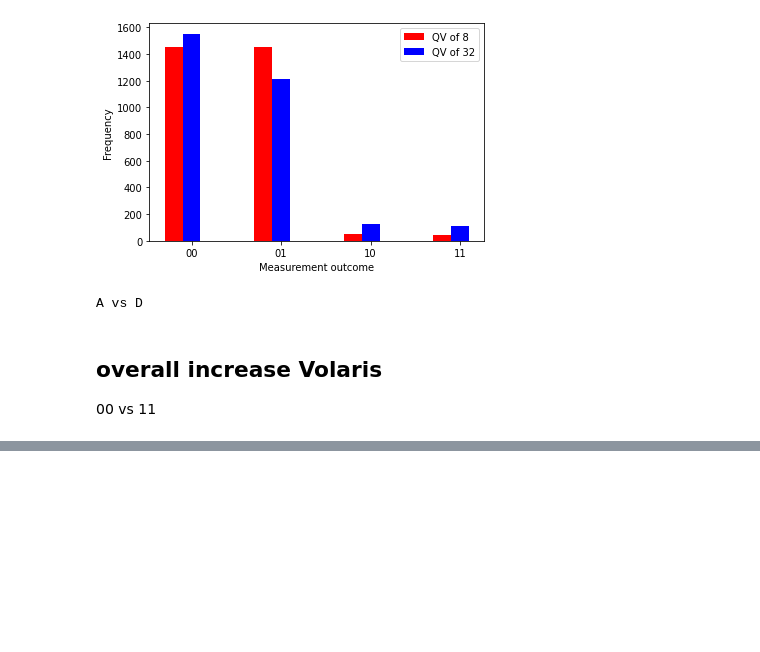
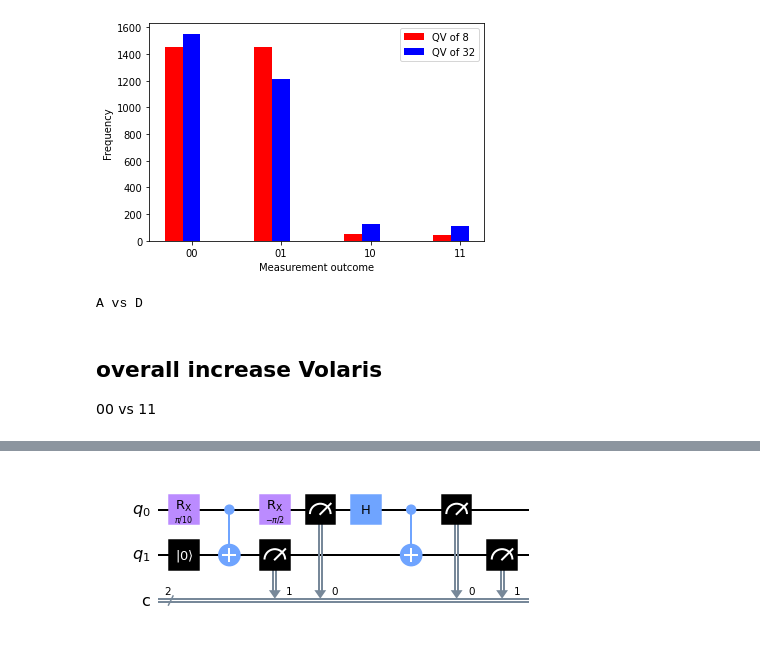
Before and after one commit to NiklasElsaesser/Quantum-Biscuit, a Jupyter notebook: Quantum-Biscuit-Optimization.ipynb, the cells around one changed output, grey strips where cells are left out. Drawn from its saved outputs; the diff is of its cells as text; code cells hidden in the pictures; blank space fills up the shorter version.

Commit message:
added deployment on ibmq

```diff
--- a/Quantum-Biscuit-Optimization.ipynb
+++ b/Quantum-Biscuit-Optimization.ipynb
@@ -542,0 +586,34 @@ for optim_level in optimization_levels:
+# %%
+from fileinput import filename
+import numpy as np
+
+from qiskit.providers.aer import QasmSimulator
+from qiskit.visualization import plot_histogram
+
+#from qiskit import IBMQ, QuantumCircuit, transpile
+from qiskit import *
+
+IBMQ.save_account('17c5b4b1ba814db12e31fd196aba92d7fc969426cee135ecf7213d619bff7cd27595e05b223b085e5cd872da57c3874e82a12d1b136d3b8868695c7437bf787d',overwrite=True)
+provider = IBMQ.load_account()
+
+backend = provider.backend.ibmq_quito
+
+circuitt = circuit
+
+# Add a H gate on qubit 0
+circuitt.h(0)
+
+# Add a CX (CNOT) gate on control qubit 0 and target qubit 1
+circuitt.cx(0, 1)
+
+# Map the quantum measurement to the classical bits
+circuitt.measure([0,1], [0,1])
+
+# compile the circuit down to low-level QASM instructions
+# supported by the backend (not needed for simple circuits)
+compiled_circuit = transpile(circuitt, backend)
+
+
+backend.run(circuitt)
+circuitt.draw(output='mpl')
+# %% [output]
@@ -542,0 +621 @@ for optim_level in optimization_levels:
+[figure, added]
```
Also changed, not shown: parts of 21 cells of this notebook.
